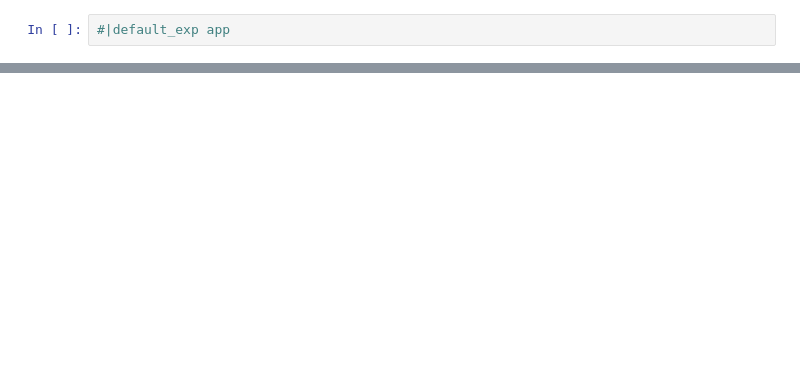
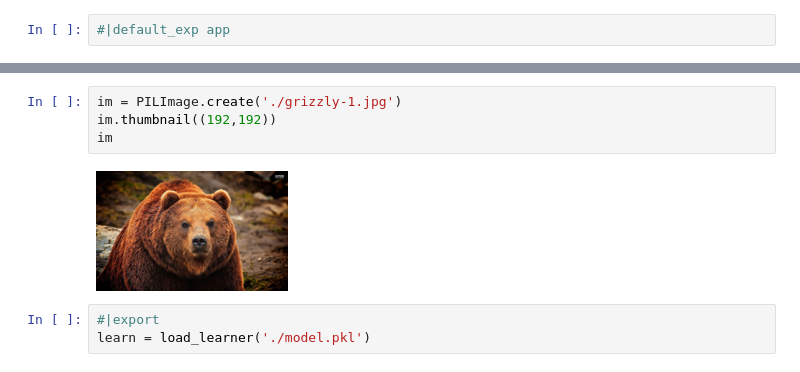
Before and after one commit to iFiveZero/FastaiColabNotebooks, a Jupyter notebook: Lesson_2/BearDetectorApp.ipynb, the cells around one changed output, grey strips where cells are left out. Saved outputs shown, nothing was run; the diff lists cells and outputs as text; blank space fills up the shorter version.

```diff
--- a/Lesson_2/BearDetectorApp.ipynb
+++ b/Lesson_2/BearDetectorApp.ipynb
@@ -34,0 +68,9 @@ MyDrive/
+# %%
+im = PILImage.create('./grizzly-1.jpg')
+im.thumbnail((192,192))
+im
+# %% [output]
+[figure, added]
+# %%
+#|export
+learn = load_learner('./model.pkl')
```
Also changed, not shown: parts of 27 cells of this notebook, 7 other files.
